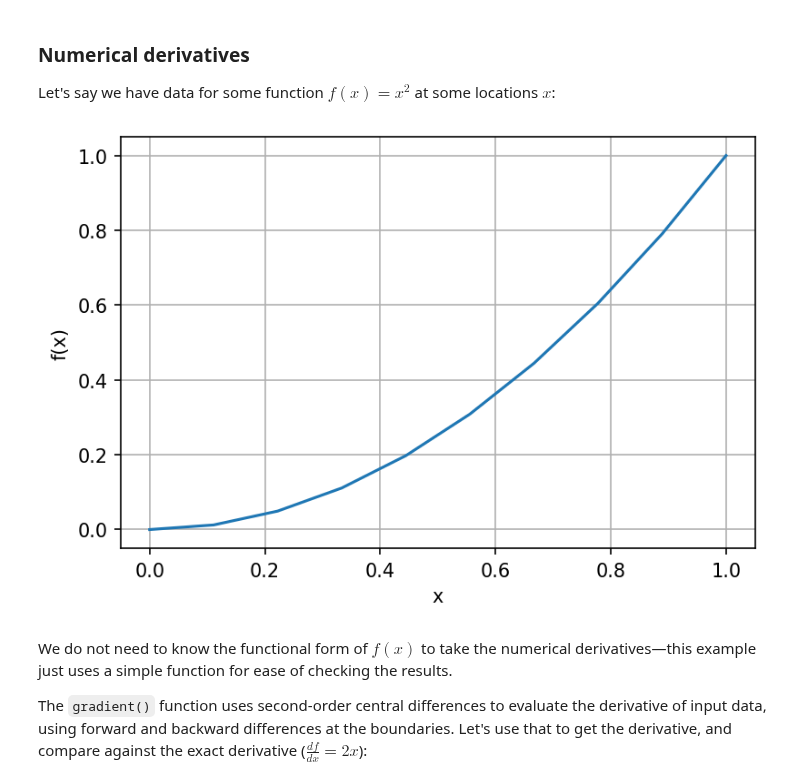
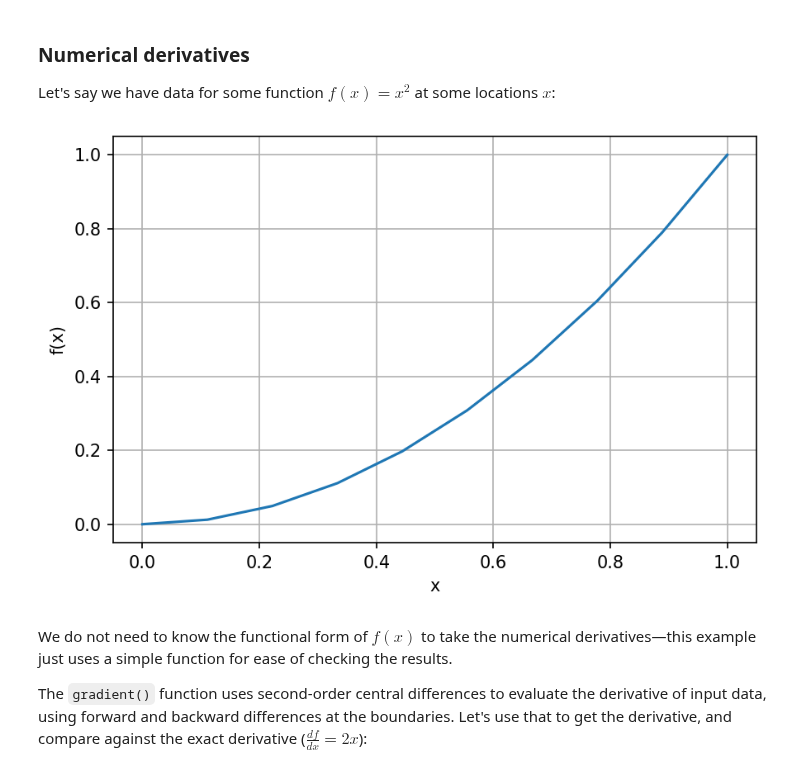
Before and after one commit to kyleniemeyer/computational-thermo, a Jupyter notebook: book/content/using-scipy.ipynb, the cells around one changed output. Saved outputs shown, nothing was run; the diff lists cells and outputs as text; code cells hidden in the pictures.

```diff
--- a/book/content/using-scipy.ipynb
+++ b/book/content/using-scipy.ipynb
@@ -473,14 +476,15 @@ Let's say we have data for some function $f(x) = x^2$ at some locations $x$:
 # %%
 x = np.linspace(0, 1, 10)
 f = x**2
 
 plt.plot(x, f)
 plt.xlabel('x')
 plt.ylabel('f(x)')
 plt.grid(True)
+plt.tight_layout()
 plt.show()
 # %% [output]
-[figure, old version]
+[figure, new version]
 # %% [markdown]
 We do not need to know the functional form of $f(x)$ to take the numerical derivatives—this example just uses a simple function for ease of checking the results.
 
```
Also changed, not shown: parts of 8 cells of this notebook, 30 other files.
